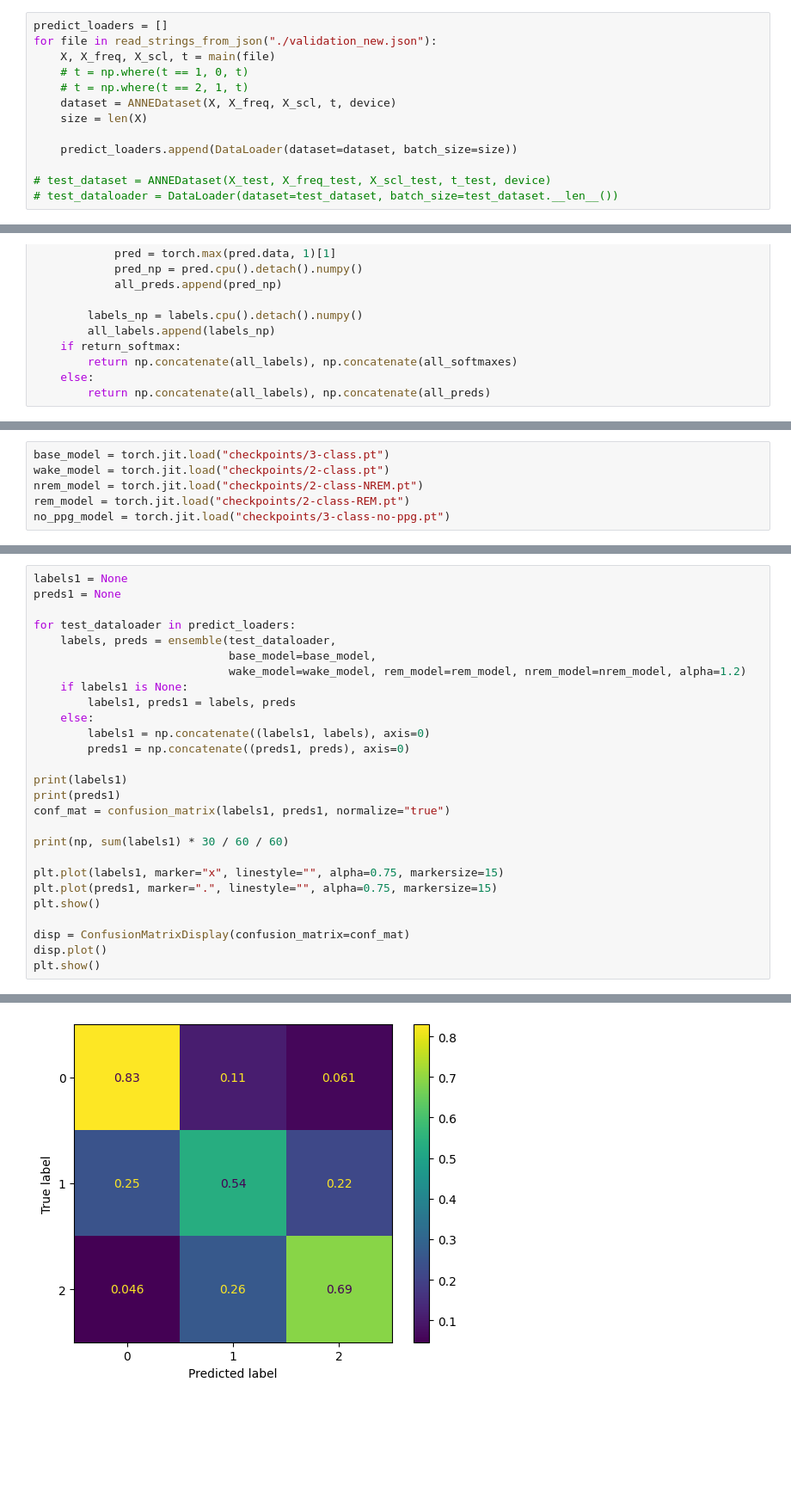
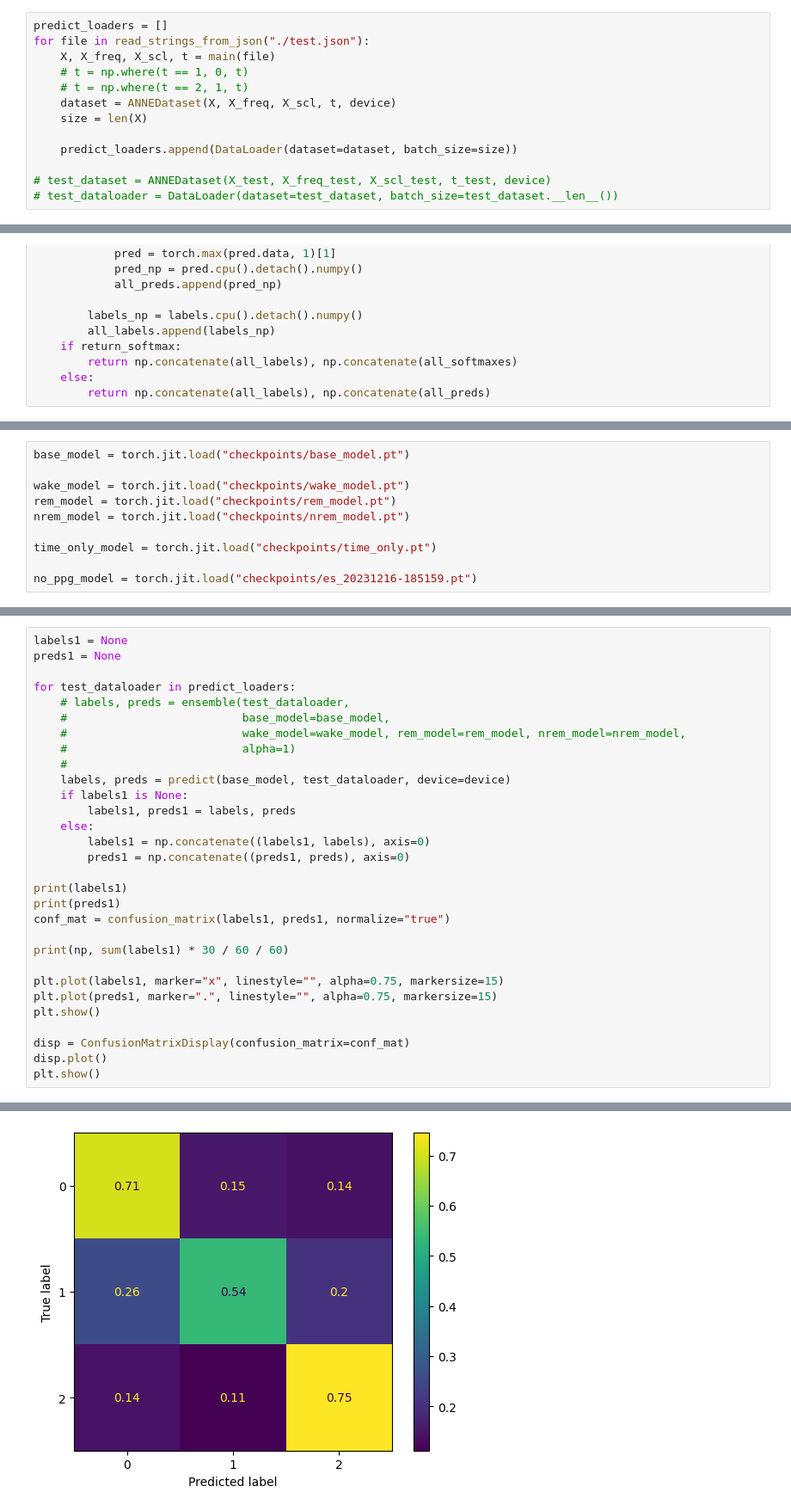
Before and after one commit to a663E-36z1120/ANNE_dl, a Jupyter notebook: models/ensemble.ipynb, the cells around one changed output, grey strips where cells are left out. Shown at 86% size. Drawn from its saved outputs; the diff is of its cells as text; blank space fills up the shorter version.

```diff
--- a/models/ensemble.ipynb
+++ b/models/ensemble.ipynb
@@ -13,7 +13,7 @@ device = torch.device("cuda:0" if torch.cuda.is_available() else "cpu")
 # device = "cpu"
 # %%
 predict_loaders = []
-for file in read_strings_from_json("./validation_new.json"):
+for file in read_strings_from_json("./test.json"):
     X, X_freq, X_scl, t = main(file)
     # t = np.where(t == 1, 0, t)
     # t = np.where(t == 2, 1, t)
@@ -200,9 +191,13 @@ def ensemble(loader, base_model=None, wake_model=None, nrem_model=None, rem_mode
 
     return labels, np.argmax(ensembled_softmaxes, axis=1)
 # %%
-base_model = torch.jit.load("checkpoints/3-class.pt")
-wake_model = torch.jit.load("checkpoints/2-class.pt")
-nrem_model = torch.jit.load("checkpoints/2-class-NREM.pt")
-rem_model = torch.jit.load("checkpoints/2-class-REM.pt")
-no_ppg_model = torch.jit.load("checkpoints/3-class-no-ppg.pt")
+base_model = torch.jit.load("checkpoints/base_model.pt")
+
+wake_model = torch.jit.load("checkpoints/wake_model.pt")
+rem_model = torch.jit.load("checkpoints/rem_model.pt")
+nrem_model = torch.jit.load("checkpoints/nrem_model.pt")
+
+time_only_model = torch.jit.load("checkpoints/time_only.pt")
+
+no_ppg_model = torch.jit.load("checkpoints/es_20231216-185159.pt")
 # %%
@@ -230,9 +227,12 @@ labels1 = None
 preds1 = None
 
 for test_dataloader in predict_loaders:
-    labels, preds = ensemble(test_dataloader,
-                             base_model=base_model,
-                             wake_model=wake_model, rem_model=rem_model, nrem_model=nrem_model, alpha=1.2)
+    # labels, preds = ensemble(test_dataloader,
+    #                          base_model=base_model,
+    #                          wake_model=wake_model, rem_model=rem_model, nrem_model=nrem_model,
+    #                          alpha=1)
+    #
+    labels, preds = predict(base_model, test_dataloader, device=device)
     if labels1 is None:
         labels1, preds1 = labels, preds
     else:
@@ -260 +260 @@ plt.show()
-[figure, old version]
+[figure, new version]
```
Also changed, not shown: parts of 4 cells of this notebook, 17 other files.
